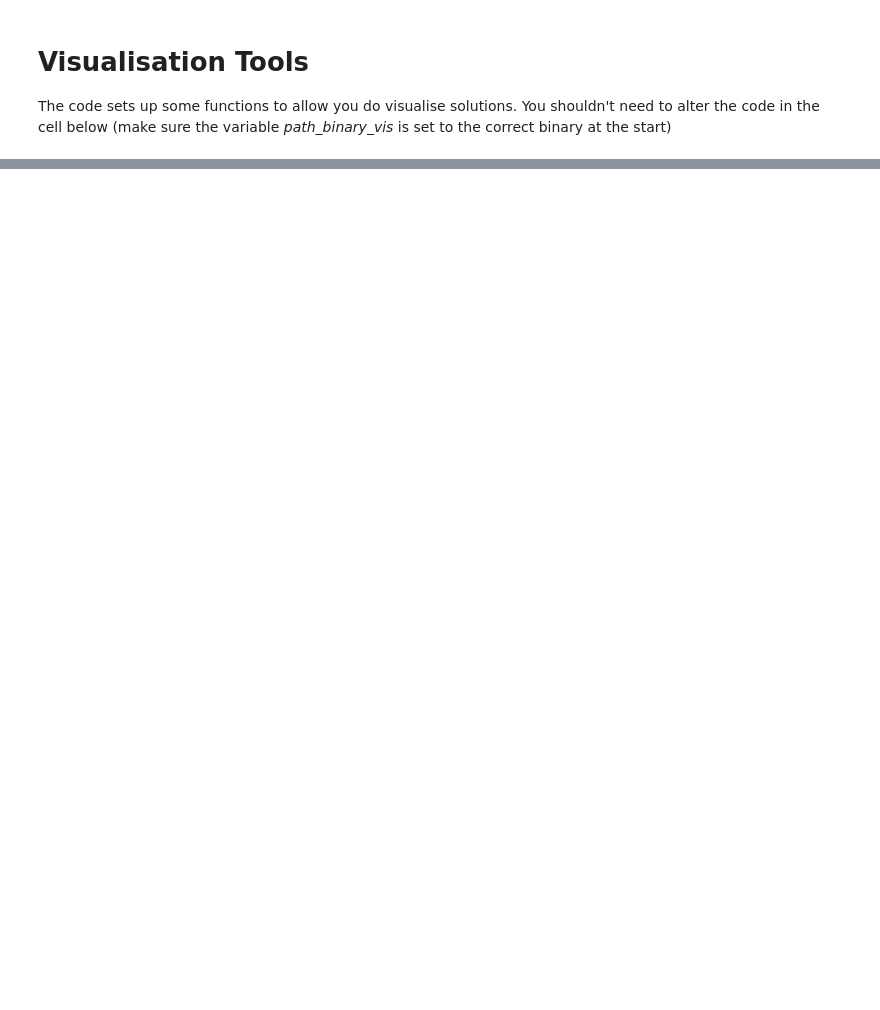
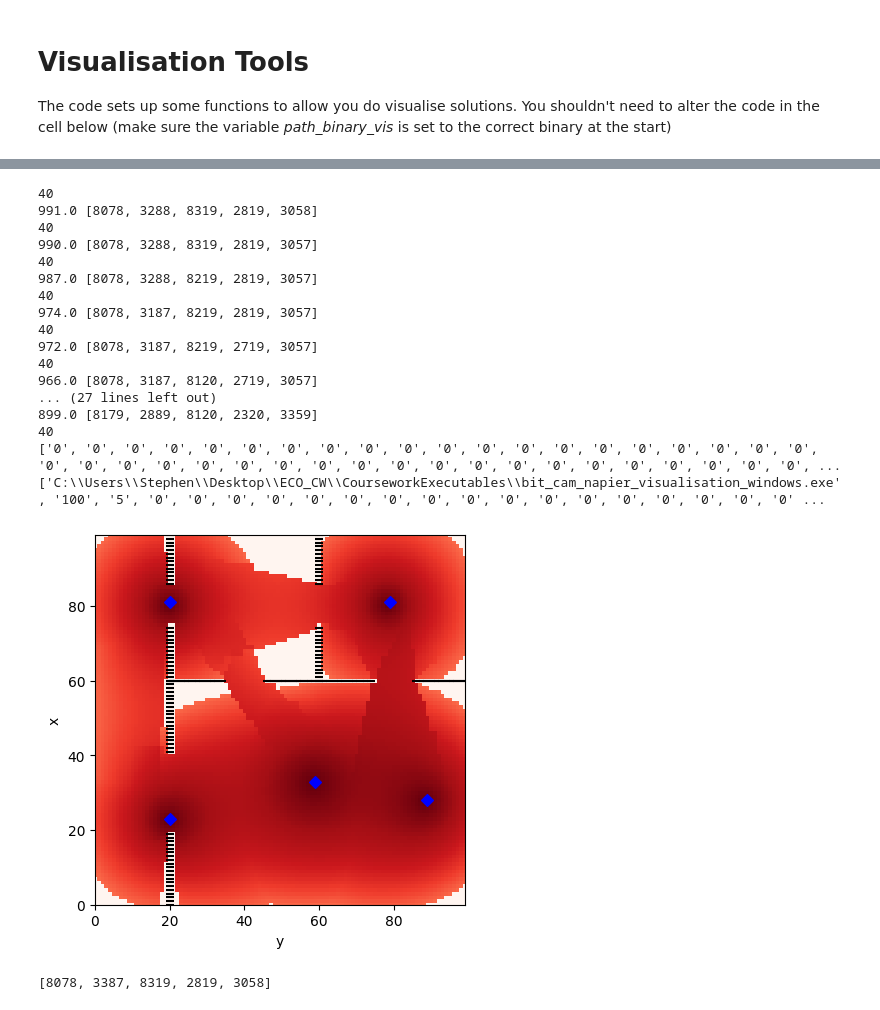
Before and after one commit to sttteephen/ECO_CW, a Jupyter notebook: CourseworkSkeleton-Release.ipynb, the cells around one changed output, grey strips where cells are left out. Cells and saved outputs as stored; diff of their text form; code cells hidden in the pictures; blank space fills up the shorter version.

```diff
--- a/CourseworkSkeleton-Release.ipynb
+++ b/CourseworkSkeleton-Release.ipynb
@@ -366,0 +550,68 @@ visualise_objective_function(best_solution, instance_size=instance_size, nb_came
+# %%
+def stochastic_hill_climber(individual):
+
+    current_best_ind = [x for x in individual]   # create a copy of the individuals solution
+    current_best_fitness = eval_function(current_best_ind)[0]   # fitness of current best solution
+
+    move_range = 1
+
+    attempts_since_last_improvement = 0
+    improvement_made = True
+
+    while improvement_made:
+
+        #print(current_best_ind, current_best_fitness)
+
+        # create a set of new solutions using move operator
+        new_solutions = generate_possible_single_camera_mutations(current_best_ind, move_range)
+        print(len(new_solutions))
+
+        # evaluate each solution
+        new_solution_fitnesses = []
+        for sol in new_solutions:
+            new_solution_fitnesses.append(eval_function(sol)[0])
+        #print(new_solution_fitnesses)
+
+        # get the indexes of the better solutions
+        better_solution_fitness_indexes = []
+        for i in range(len(new_solution_fitnesses)):
+            if new_solution_fitnesses[i] < current_best_fitness:
+                better_solution_fitness_indexes.append(i)
+
+        if len(better_solution_fitness_indexes) == 0:
+            improvement_made = False
+            break
+
+        # randomly choose from better solutions
+        random_better_index = random.choice(better_solution_fitness_indexes)
+        better_new_solution = new_solutions[random_better_index]
+        better_new_fitness = new_solution_fitnesses[random_better_index]
+        #print(best_new_solution, best_new_fitness)
+
+        if better_new_fitness < current_best_fitness:
+            current_best_ind = better_new_solution
+            current_best_fitness = better_new_fitness
+            print(current_best_fitness, current_best_ind)
+        else:
+            improvement_made = False
+
+    visualise_objective_function(place_cameras(current_best_ind), instance_size=instance_size, nb_cameras=5, instance_file=myinst)
+# %% [output]
+40
+991.0 [8078, 3288, 8319, 2819, 3058]
+40
+990.0 [8078, 3288, 8319, 2819, 3057]
+40
+987.0 [8078, 3288, 8219, 2819, 3057]
+40
+974.0 [8078, 3187, 8219, 2819, 3057]
+40
+972.0 [8078, 3187, 8219, 2719, 3057]
+40
+966.0 [8078, 3187, 8120, 2719, 3057]
+... (27 lines left out)
+899.0 [8179, 2889, 8120, 2320, 3359]
+40
+['0', '0', '0', '0', '0', '0', '0', '0', '0', '0', '0', '0', '0', '0', '0', '0', '0', '0', '0', '0', '0', '0', '0', '0', '0', '0', '0', '0', '0', '0', '0', '0', '0', '0', '0', '0', '0', '0', '0', '0', ...
+['C:\\Users\\Stephen\\Desktop\\ECO_CW\\CourseworkExecutables\\bit_cam_napier_visualisation_windows.exe', '100', '5', '0', '0', '0', '0', '0', '0', '0', '0', '0', '0', '0', '0', '0', '0', '0', '0', '0' ...
+[figure, added]
@@ -366,0 +675,4 @@ visualise_objective_function(best_solution, instance_size=instance_size, nb_came
+# %%
+print(hof[0])
+# %% [output]
+[8078, 3387, 8319, 2819, 3058]
```
Also changed, not shown: parts of 23 cells of this notebook, 13 other files.
